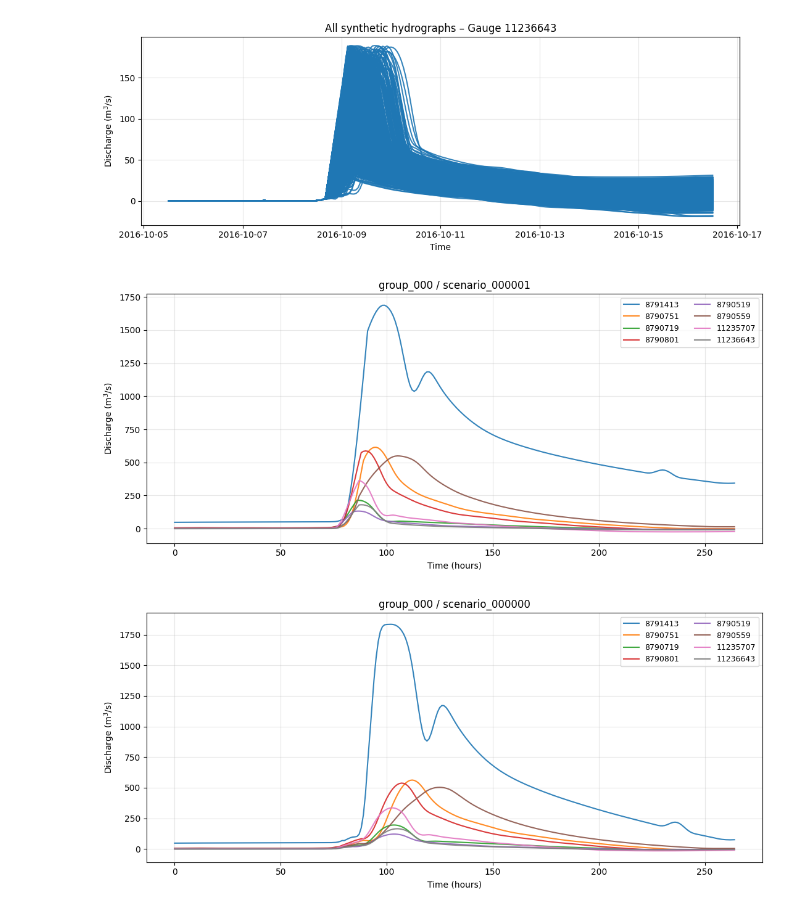
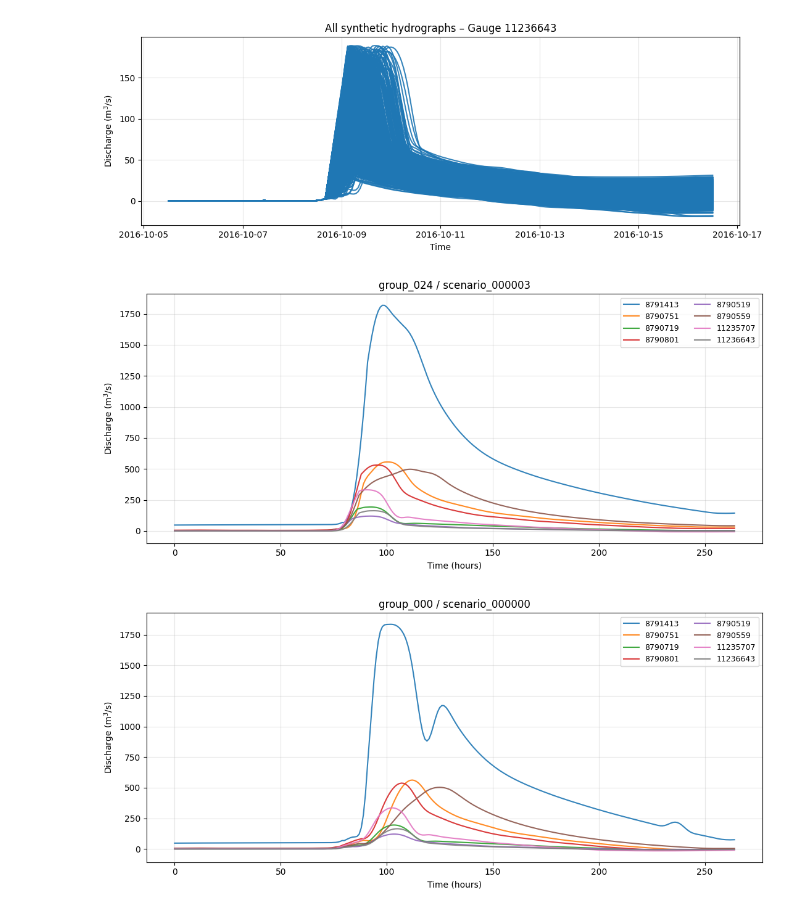
Before and after one commit to AMBehroozi/Flood_Neural_operator, a Jupyter notebook: prepare_senarios.ipynb, the cells around one changed output. Saved outputs shown, nothing was run; the diff lists cells and outputs as text; code cells hidden in the pictures.

Commit message:
adding group run

```diff
--- a/prepare_senarios.ipynb
+++ b/prepare_senarios.ipynb
@@ -1387,27 +1387,27 @@ plot_all_samples_per_gauge(
 # %%
 station_ids = [
     8791413, 8790751, 8790719, 8790801,
     8790519, 8790559, 11235707, 11236643
 ]
 
 base_dir = "scenario_groups"
-group_id = 0        # group_000
-scenario_idx = 1    # scenario_000008 INSIDE group_000
+group_id = 24        # group_000
+scenario_idx = 3    # scenario_000008 INSIDE group_000
 
 data, scen_name = load_one_scenario_tms(
     base_dir,
     group_id,
     scenario_idx,
     station_ids
 )
 
 plot_scenario_hgs(
     data,
     title=f"group_{group_id:03d} / {scen_name}",
     time_unit="hours"
 )
 # %% [output]
-[figure, old version]
+[figure, new version]
 # %%
 # %% [output]
 [figure]
```
Also changed, not shown: 1 other file.
